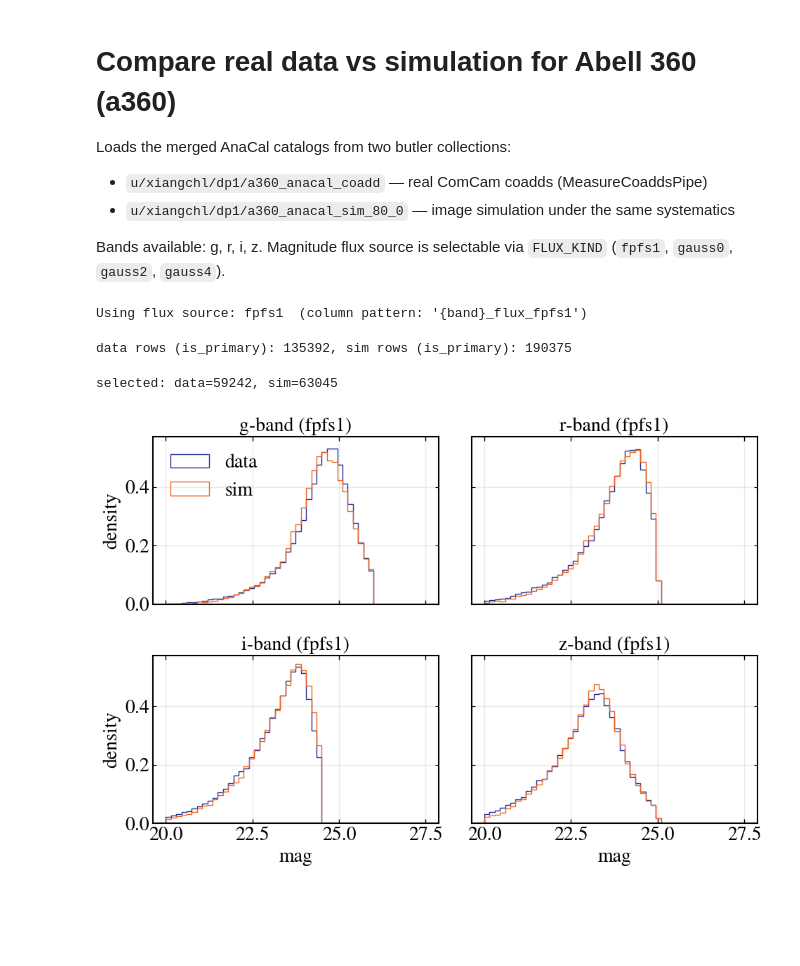
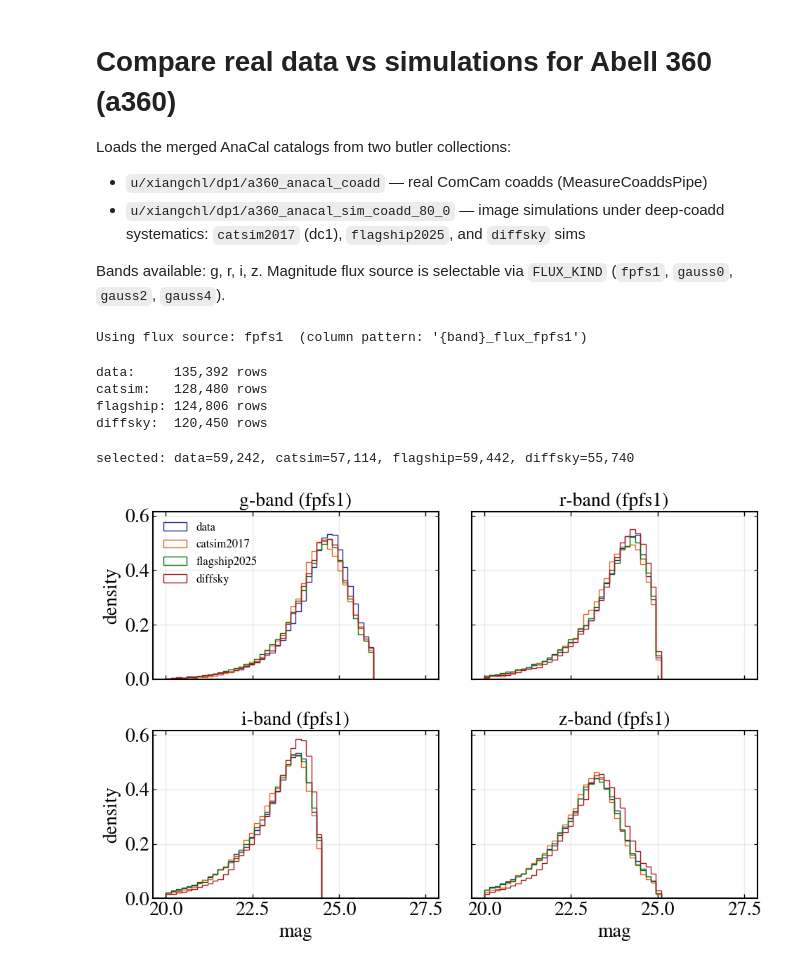
Before and after one commit to LSSTDESC/AnaCal_DESCNote, a Jupyter notebook: notebooks/cell_comcam/a360/compare_a360_real_vs_sim.ipynb, the cells around one changed output. Saved outputs shown, nothing was run; the diff lists cells and outputs as text; code cells hidden in the pictures; blank space fills up the shorter version.

```diff
--- a/notebooks/cell_comcam/a360/compare_a360_real_vs_sim.ipynb
+++ b/notebooks/cell_comcam/a360/compare_a360_real_vs_sim.ipynb
@@ -1,9 +1,10 @@
 # %% [markdown]
-# Compare real data vs simulation for Abell 360 (a360)
+# Compare real data vs simulations for Abell 360 (a360)
 
 Loads the merged AnaCal catalogs from two butler collections:
 - `u/xiangchl/dp1/a360_anacal_coadd` — real ComCam coadds (MeasureCoaddsPipe)
-- `u/xiangchl/dp1/a360_anacal_sim_80_0` — image simulation under the same systematics
+- `u/xiangchl/dp1/a360_anacal_sim_coadd_80_0` — image simulations under deep-coadd
+  systematics: `catsim2017` (dc1), `flagship2025`, and `diffsky` sims
 
 Bands available: g, r, i, z. Magnitude flux source is selectable via
 `FLUX_KIND` (`fpfs1`, `gauss0`, `gauss2`, `gauss4`).
@@ -45,12 +44,14 @@ print(f"Using flux source: {FLUX_KIND}  (column pattern: '{{band}}_flux_{FLUX_KI
 Using flux source: fpfs1  (column pattern: '{band}_flux_fpfs1')
 # %%
 REPO = "/global/cfs/cdirs/lsst/production/gen3/rubin/DP1/repo/butler.yaml"
-COLL_DATA = "u/xiangchl/dp1/a360_anacal_coadd/20260513T081515Z"
-COLL_SIM = "u/xiangchl/dp1/a360_anacal_sim_80_0"
+COLL_DATA = "u/xiangchl/dp1/a360_anacal_coadd"
+COLL_SIM = "u/xiangchl/dp1/a360_anacal_sim_coadd_80_0"
 
 # Per-patch anacal_catalogs (have per-band shapelet moments + ra/dec + flux).
-DSTYPE_DATA = "deep_coadd_anacal_catalog"          # measure_pipeline_coadd outputs
-DSTYPE_SIM = "deep_coadd_cell_80_0_anacal_catalog" # measure_pipeline_sim outputs (outName=deep_coadd_cell_80_0)
+DSTYPE_DATA = "deep_coadd_anacal_catalog"                         # measure_pipeline_coadd outputs
+DSTYPE_SIM = "deep_dc1_coadd_cell_80_0_anacal_catalog"            # catsim2017 sim outputs
+DSTYPE_FLAGSHIP = "deep_flagship_coadd_cell_80_0_anacal_catalog"  # flagship2025 sim outputs
+DSTYPE_DIFFSKY = "deep_diffsky_coadd_cell_80_0_anacal_catalog"    # diffsky sim outputs
 
 butler_data = Butler(REPO, collections=COLL_DATA)
 butler_sim = Butler(REPO, collections=COLL_SIM)
@@ -63,22 +64,28 @@ def load_anacal(butler, dataset_type):
         raise RuntimeError(f"no {dataset_type} datasets found in {butler.collections}")
     tables = [Table(butler.get(ref)) for ref in refs]
     cat = vstack(tables)
-    if "is_primary" in cat.colnames:
-        cat = cat[cat["is_primary"]]
+    cat = cat[cat["is_primary"]]
     return cat
 
 
 data = load_anacal(butler_data, DSTYPE_DATA)
 sim = load_anacal(butler_sim, DSTYPE_SIM)
-print(f"data rows (is_primary): {len(data)}, sim rows (is_primary): {len(sim)}")
+flagship = load_anacal(butler_sim, DSTYPE_FLAGSHIP)
+diffsky = load_anacal(butler_sim, DSTYPE_DIFFSKY)
+print(f"data:     {len(data):,} rows")
+print(f"catsim:   {len(sim):,} rows")
+print(f"flagship: {len(flagship):,} rows")
+print(f"diffsky:  {len(diffsky):,} rows")
 
 for b in "griz":
-    if flux_col(b) not in data.colnames:
-        raise KeyError(f"column {flux_col(b)!r} not in real catalog (FLUX_KIND={FLUX_KIND})")
-    if flux_col(b) not in sim.colnames:
-        raise KeyError(f"column {flux_col(b)!r} not in sim catalog (FLUX_KIND={FLUX_KIND})")
+    for name, cat in [("data", data), ("catsim", sim), ("flagship", flagship), ("diffsky", diffsky)]:
+        if flux_col(b) not in cat.colnames:
+            raise KeyError(f"column {flux_col(b)!r} not in {name} catalog (FLUX_KIND={FLUX_KIND})")
 # %% [output]
-data rows (is_primary): 135392, sim rows (is_primary): 190375
+data:     135,392 rows
+catsim:   128,480 rows
+flagship: 124,806 rows
+diffsky:  120,450 rows
 # %%
 def _select(t):
     return (
@@ -89,46 +96,44 @@ def _select(t):
         & ((t["i_fpfs1_m00"] + t["i_fpfs1_m20"]) / t["i_fpfs1_m00"] > 0.08)
     )
 
-
 sel1 = _select(data)
 sel2 = _select(sim)
-print(f"selected: data={sel1.sum()}, sim={sel2.sum()}")
+sel3 = _select(flagship)
+sel4 = _select(diffsky)
+print(f"selected: data={sel1.sum():,}, catsim={sel2.sum():,}, flagship={sel3.sum():,}, diffsky={sel4.sum():,}")
 # %% [output]
-selected: data=59242, sim=63045
+selected: data=59,242, catsim=57,114, flagship=59,442, diffsky=55,740
 # %%
 bands = "griz"
 mag_zero = 31.4
 bins = 50
 mag_range = (20, 27.5)
 
 fig, axes = plt.subplots(2, 2, figsize=(10, 7), sharex=True, sharey=True)
 axes = axes.ravel()
 
 for i, b in enumerate(bands):
     ax = axes[i]
-
-    f_data = np.asarray(data[flux_col(b)])[sel1]
-    f_sim = np.asarray(sim[flux_col(b)])[sel2]
-
-    m_data = np.isfinite(f_data) & (f_data > 0)
-    m_sim = np.isfinite(f_sim) & (f_sim > 0)
-
-    mag_data = flux_to_mag(f_data[m_data], mag_zero=mag_zero)
-    mag_sim = flux_to_mag(f_sim[m_sim], mag_zero=mag_zero)
-
-    ax.hist(mag_data, histtype="step", bins=bins, density=True, range=mag_range, label="data")
-    ax.hist(mag_sim, histtype="step", bins=bins, density=True, range=mag_range, label="sim")
-
+    for cat, mask, label in [
+        (data, sel1, "data"),
+        (sim, sel2, "catsim2017"),
+        (flagship, sel3, "flagship2025"),
+        (diffsky, sel4, "diffsky"),
+    ]:
+        f = np.asarray(cat[flux_col(b)])[mask]
+        m = np.isfinite(f) & (f > 0)
+        ax.hist(flux_to_mag(f[m], mag_zero=mag_zero),
+                histtype="step", bins=bins, density=True,
+                range=mag_range, label=label)
     ax.set_title(f"{b}-band ({FLUX_KIND})")
     ax.grid(True, alpha=0.25)
-
     if i % 2 == 0:
         ax.set_ylabel("density")
     if i >= 2:
         ax.set_xlabel("mag")
 
-axes[0].legend(loc="upper left", frameon=False)
+axes[0].legend(loc="upper left", frameon=False, fontsize=12)
 fig.tight_layout()
 plt.show()
 # %% [output]
-[figure, old version]
+[figure, new version]
```
Also changed, not shown: parts of 11 cells of this notebook, 6 other files.
